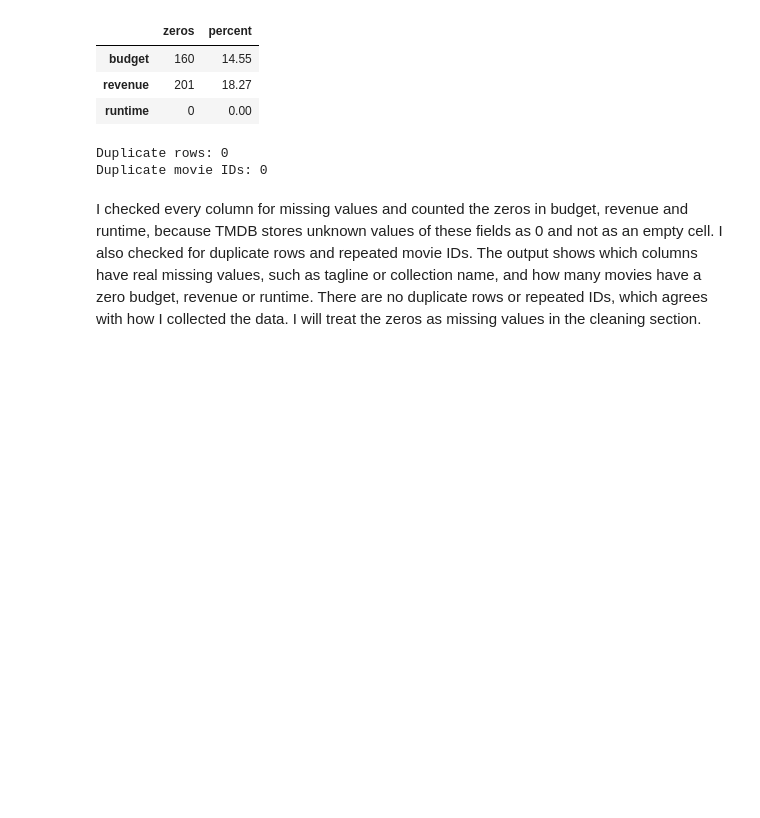
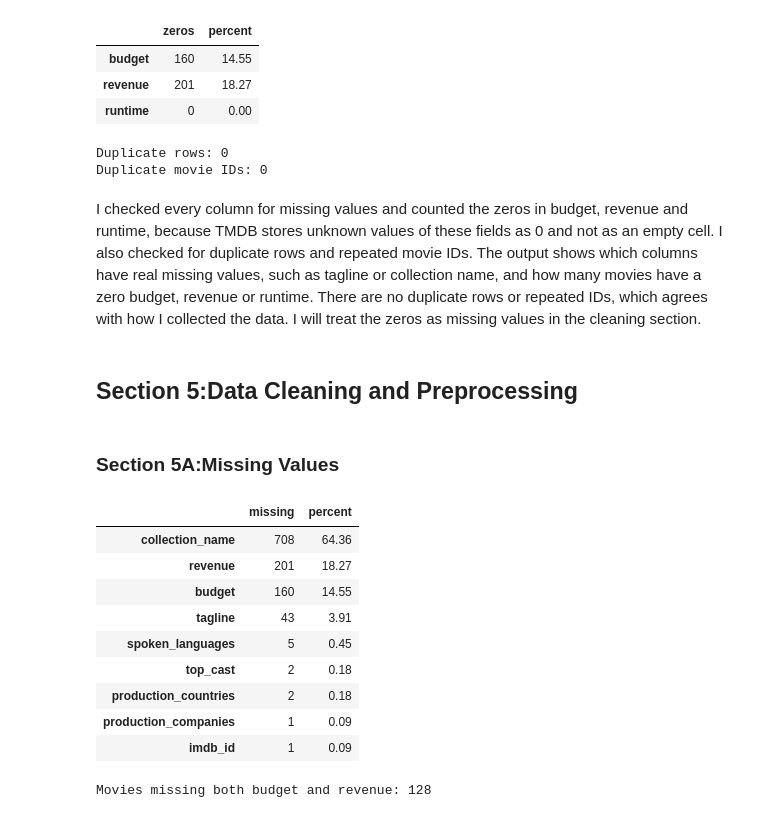
Before and after one commit to eishaiqbal767-cmyk/AI-TMBD-MOVIES-PROJECT, a Jupyter notebook: Notebooks/TMBD_Project.ipynb, the cells around one changed output. Drawn from its saved outputs; the diff is of its cells as text; code cells hidden in the pictures; blank space fills up the shorter version.

```diff
--- a/Notebooks/TMBD_Project.ipynb
+++ b/Notebooks/TMBD_Project.ipynb
@@ -600,3 +603,32 @@ Duplicate rows: 0
 Duplicate movie IDs: 0
 # %% [markdown]
 I checked every column for missing values and counted the zeros in budget, revenue and runtime, because TMDB stores unknown values of these fields as 0 and not as an empty cell. I also checked for duplicate rows and repeated movie IDs. The output shows which columns have real missing values, such as tagline or collection name, and how many movies have a zero budget, revenue or runtime. There are no duplicate rows or repeated IDs, which agrees with how I collected the data. I will treat the zeros as missing values in the cleaning section.
+# %% [markdown]
+## Section 5:Data Cleaning and Preprocessing
+# %% [markdown]
+### Section 5A:Missing Values
+# %%
+from sklearn.impute import SimpleImputer
+
+zero_cols = ['budget', 'revenue', 'runtime']
+orig = raw_df.copy()
+orig[zero_cols] = orig[zero_cols].replace(0, np.nan)
+
+rep = orig.isnull().sum().to_frame('missing')
+rep['percent'] = (rep['missing'] / len(orig) * 100).round(2)
+display(rep[rep['missing'] > 0].sort_values('missing', ascending=False))
+
+both = (orig['budget'].isnull() & orig['revenue'].isnull()).sum()
+print('Movies missing both budget and revenue:', both)
+# %% [output]
+|  | missing | percent |
+| collection_name | 708 | 64.36 |
+| revenue | 201 | 18.27 |
+| budget | 160 | 14.55 |
+| tagline | 43 | 3.91 |
+| spoken_languages | 5 | 0.45 |
+| top_cast | 2 | 0.18 |
+| production_countries | 2 | 0.18 |
+| production_companies | 1 | 0.09 |
+| imdb_id | 1 | 0.09 |
+Movies missing both budget and revenue: 128
```
Also changed, not shown: parts of 18 cells of this notebook.
